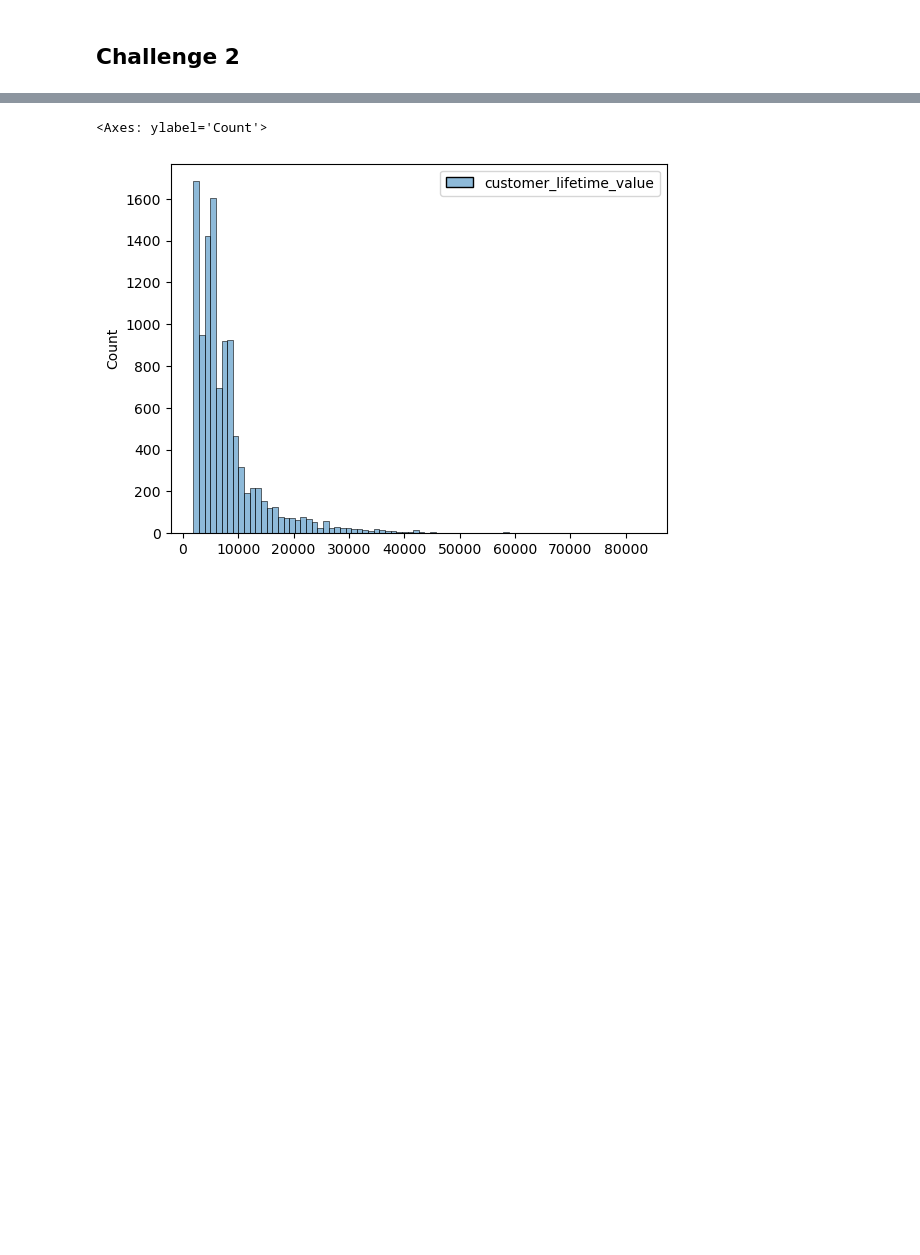
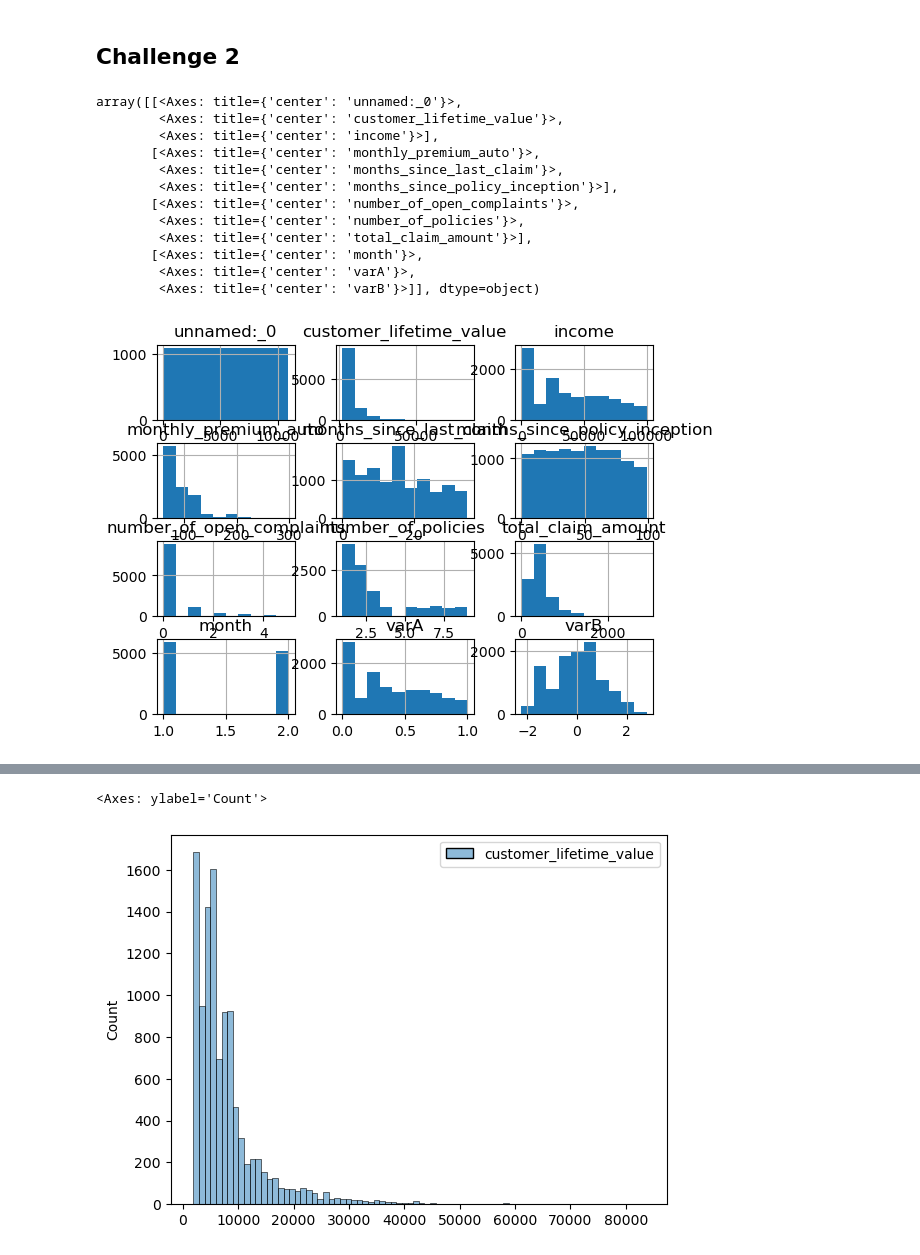
Before and after one commit to calumatos/Ironhack-Labs, a Jupyter notebook: Week4/Lab Data Transformation.ipynb, the cells around one changed output, grey strips where cells are left out. Drawn from its saved outputs; the diff is of its cells as text; code cells hidden in the pictures; blank space fills up the shorter version.

```diff
--- a/Week4/Lab Data Transformation.ipynb
+++ b/Week4/Lab Data Transformation.ipynb
@@ -205,6 +254,23 @@ df.describe()
 ## Challenge 2
 # %%
 from sklearn.preprocessing import MinMaxScaler, StandardScaler, PowerTransformer
+# %%
+numericals = df.select_dtypes(include= 'number')
+numericals.hist()
+# %% [output]
+array([[<Axes: title={'center': 'unnamed:_0'}>,
+        <Axes: title={'center': 'customer_lifetime_value'}>,
+        <Axes: title={'center': 'income'}>],
+       [<Axes: title={'center': 'monthly_premium_auto'}>,
+        <Axes: title={'center': 'months_since_last_claim'}>,
+        <Axes: title={'center': 'months_since_policy_inception'}>],
+       [<Axes: title={'center': 'number_of_open_complaints'}>,
+        <Axes: title={'center': 'number_of_policies'}>,
+        <Axes: title={'center': 'total_claim_amount'}>],
+       [<Axes: title={'center': 'month'}>,
+        <Axes: title={'center': 'varA'}>,
+        <Axes: title={'center': 'varB'}>]], dtype=object)
+[figure, added]
 # %%
 ### varA
 
```
Also changed, not shown: parts of 10 cells of this notebook, 1 other file.
